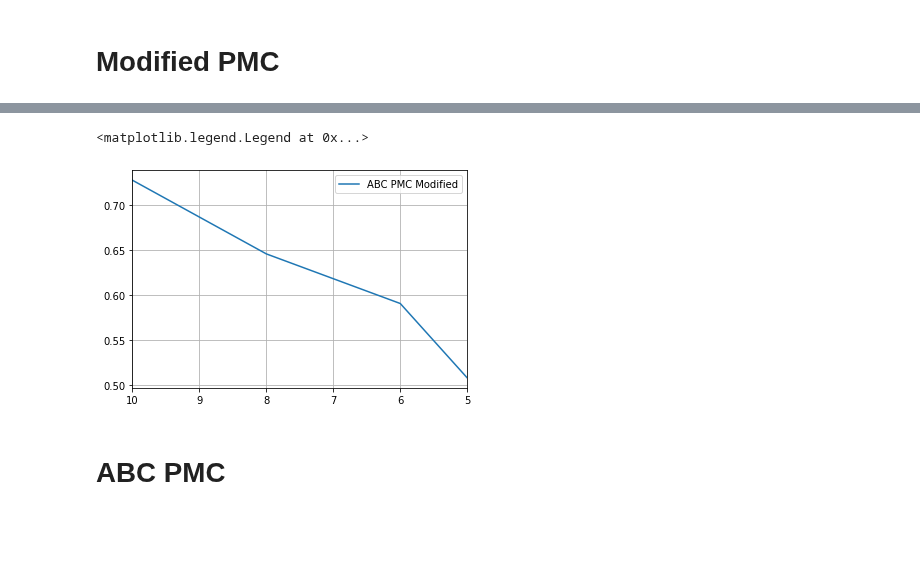
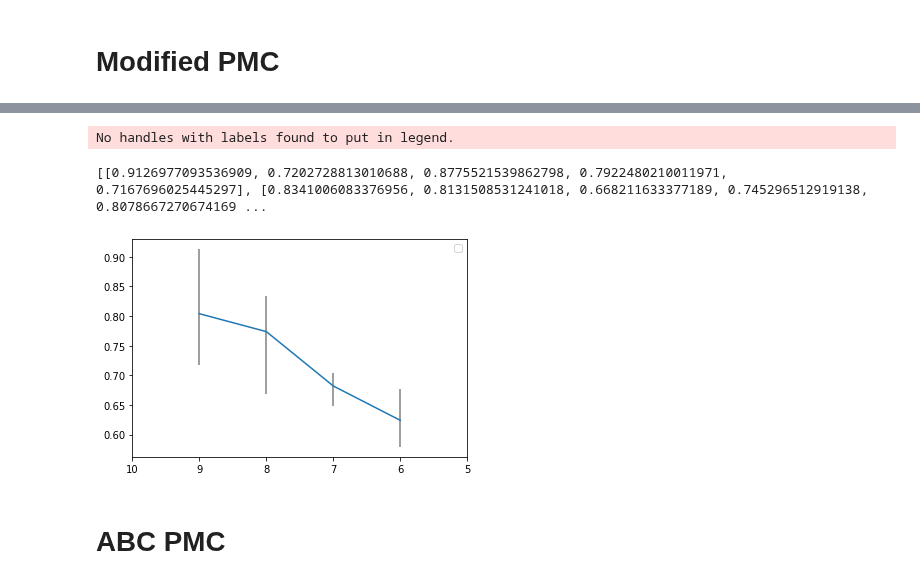
Before and after one commit to pints-team/pints, a Jupyter notebook: production_degradation_errors.ipynb, the cells around one changed output, grey strips where cells are left out. Drawn from its saved outputs; the diff is of its cells as text; code cells hidden in the pictures; blank space fills up the shorter version.

```diff
--- a/production_degradation_errors.ipynb
+++ b/production_degradation_errors.ipynb
@@ -352,15 +292,0 @@ finished computing kde + 0.4497880641799385
-# %%
-def marginal_distribution_y(y):
-    partial_lam = lambda x : normalized_posterior(x, y)
-    return integrate.quad(partial_lam, 0, 0.3)[0]
-
-thetas = np.linspace(0.5, 2, 100)
-
-norm_term = integrate.quad(marginal_distribution_y, 0.5, 2)
-
-results_y = []
-for theta in thetas:
-    results_y.append(marginal_distribution_y(theta))
-
-plt.plot(thetas, results_y)
-plt.show()
@@ -534,24 +403,33 @@ saved_x=0.43455829738655766, saved_y=0.07343524018050611
 # %%
 res_fake_pmc = resulting_kl
 
-fig, ax = plt.subplots()
+print(resulting_kl)
 
-ax.plot(error_thresholds, res_fake_pmc, label='ABC PMC Modified')
-ax.set_xlim(10, 5)
-ax.grid(True)
-ax.legend()
+resulting_kl = np.array(resulting_kl)
+
+mins_kl = resulting_kl.min(1)
+maxes_kl = resulting_kl.max(1)
+means_kl = resulting_kl.mean(1)
+
+
+plt.errorbar(error_thresholds, means_kl, [means_kl - mins_kl, maxes_kl - means_kl], ecolor='gray')
+plt.xlim(10, 5)
+
+plt.legend()
+plt.show()
 
 # import os
 
 # __file = r"C:\Users\Victor\Desktop\disertation_2022\experiments\degradation"
 
 # my_path = os.path.abspath(__file)
 
 
 # plt.savefig(my_path + '/degradation_errors_adaptive.pdf')
 # %% [output]
-<matplotlib.legend.Legend at 0x...>
+No handles with labels found to put in legend.
+[[0.9126977093536909, 0.7202728813010688, 0.8775521539862798, 0.7922480210011971, 0.7167696025445297], [0.8341006083376956, 0.8131508531241018, 0.668211633377189, 0.745296512919138, 0.8078667270674169 ...
-[figure, old version]
+[figure, new version]
 # %% [markdown]
 # ABC PMC
 # %%
```
Also changed, not shown: parts of 20 cells of this notebook.
